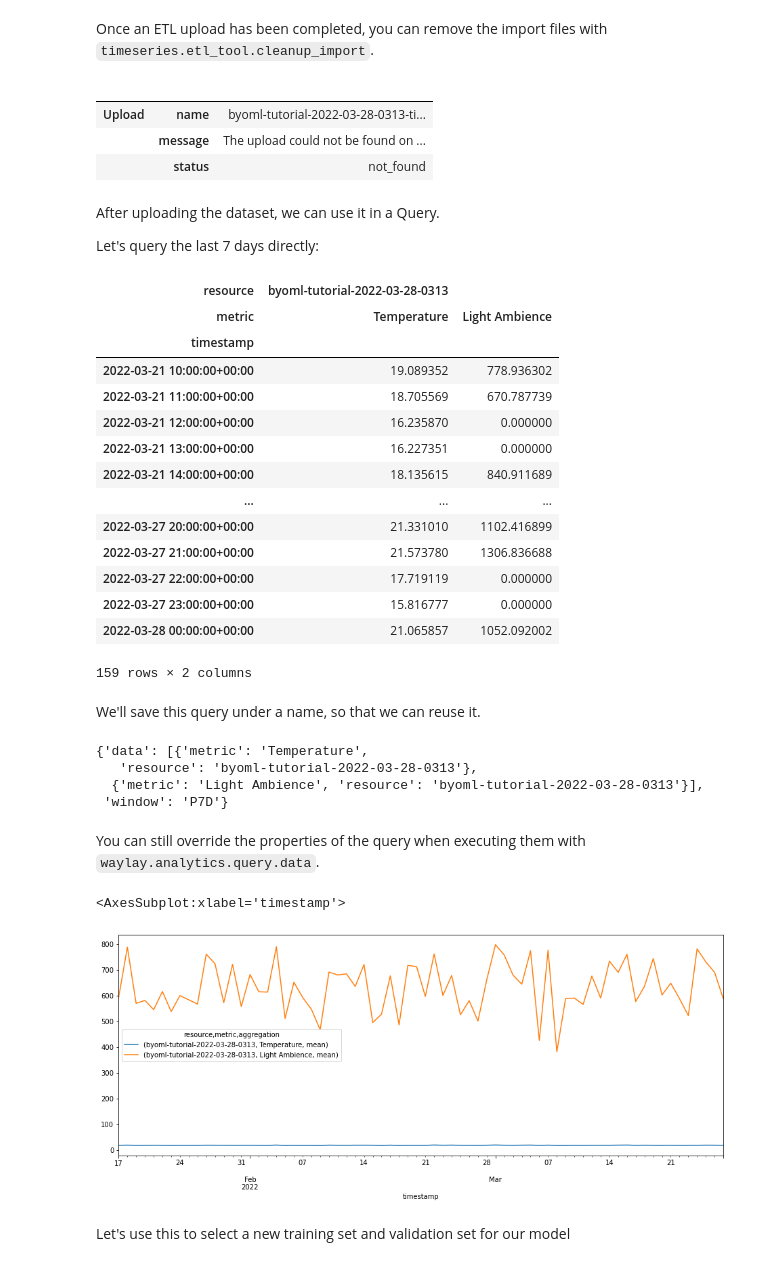
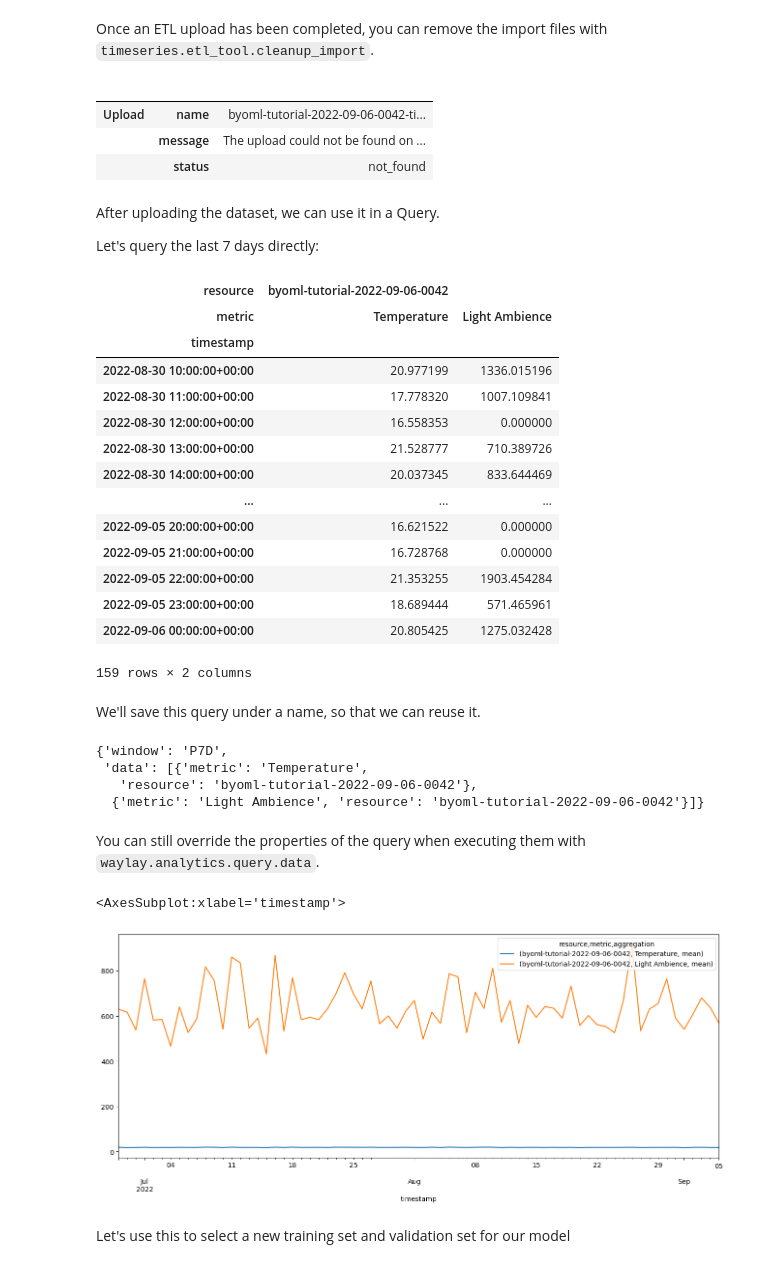
Before and after one commit to waylayio/demo-general, a Jupyter notebook: byoml/tutorial.ipynb, the cells around one changed output. Saved outputs shown, nothing was run; the diff lists cells and outputs as text; code cells hidden in the pictures.

Commit message:
chore: update byoml notebooks for waylay-py v0.5.0

```diff
--- a/byoml/tutorial.ipynb
+++ b/byoml/tutorial.ipynb
@@ -10,6 +10,6 @@ from datetime import datetime
 from random import random
 run_id = f"{datetime.now():%Y-%m-%d}-{1000 * random():04.0f}"
 MODEL_NAME=f'tutorial-{run_id}'
-PROFILE='dedicated-opossum'
+PROFILE='render_notebook'
 MODEL_NAME
 # %% [output]
@@ -271,6 +269,6 @@ The `waylay.api.resource` actions let you manage these _resources.
 # %%
 resource_id = f'byoml-{MODEL_NAME}'
-waylay.api.resource.update(resource_id, body={
+waylay.resources.resource.update(resource_id, body={
     'id': resource_id,
     'name': resource_id
 })
@@ -357,7 +348,7 @@ display(HTML(import_job.to_html()))
 # %% [output]
 |  |  |  |
 |  |  |  |
-| Upload | name | byoml-tutorial-2022-03-28-0313-ti... |
+| Upload | name | byoml-tutorial-2022-09-06-0042-ti... |
 |  | message | The upload could not be found on ... |
 |  | status | not_found |
 # %% [markdown]
@@ -373,45 +364,45 @@ query = {
         for column in col_features
     ]
 }
-waylay.analytics.query.execute(body=query)
+waylay.queries.query.execute(body=query)
 # %% [output]
-| resource | byoml-tutorial-2022-03-28-0313 |  |
+| resource | byoml-tutorial-2022-09-06-0042 |  |
 | metric | Temperature | Light Ambience |
 | timestamp |  |  |
-| 2022-03-21 10:00:00+00:00 | 19.089352 | 778.936302 |
-| 2022-03-21 11:00:00+00:00 | 18.705569 | 670.787739 |
-| 2022-03-21 12:00:00+00:00 | 16.235870 | 0.000000 |
-| 2022-03-21 13:00:00+00:00 | 16.227351 | 0.000000 |
-| 2022-03-21 14:00:00+00:00 | 18.135615 | 840.911689 |
+| 2022-08-30 10:00:00+00:00 | 20.977199 | 1336.015196 |
+| 2022-08-30 11:00:00+00:00 | 17.778320 | 1007.109841 |
+| 2022-08-30 12:00:00+00:00 | 16.558353 | 0.000000 |
+| 2022-08-30 13:00:00+00:00 | 21.528777 | 710.389726 |
+| 2022-08-30 14:00:00+00:00 | 20.037345 | 833.644469 |
 | ... | ... | ... |
-| 2022-03-27 20:00:00+00:00 | 21.331010 | 1102.416899 |
-| 2022-03-27 21:00:00+00:00 | 21.573780 | 1306.836688 |
-| 2022-03-27 22:00:00+00:00 | 17.719119 | 0.000000 |
-| 2022-03-27 23:00:00+00:00 | 15.816777 | 0.000000 |
-| 2022-03-28 00:00:00+00:00 | 21.065857 | 1052.092002 |
+| 2022-09-05 20:00:00+00:00 | 16.621522 | 0.000000 |
+| 2022-09-05 21:00:00+00:00 | 16.728768 | 0.000000 |
+| 2022-09-05 22:00:00+00:00 | 21.353255 | 1903.454284 |
+| 2022-09-05 23:00:00+00:00 | 18.689444 | 571.465961 |
+| 2022-09-06 00:00:00+00:00 | 20.805425 | 1275.032428 |
 159 rows × 2 columns
 # %% [markdown]
 We'll save this query under a name, so that we can reuse it.
 # %%
 query_name=f"query-{resource_id}"
-waylay.analytics.query.replace(query_name, body={
-    'query': query
+waylay.queries.query.create(body={
+    'name': query_name, 'query': query
 })
-waylay.analytics.query.get(query_name)
+waylay.queries.query.get(query_name)
 # %% [output]
-{'data': [{'metric': 'Temperature',
-   'resource': 'byoml-tutorial-2022-03-28-0313'},
-  {'metric': 'Light Ambience', 'resource': 'byoml-tutorial-2022-03-28-0313'}],
- 'window': 'P7D'}
+{'window': 'P7D',
+ 'data': [{'metric': 'Temperature',
+   'resource': 'byoml-tutorial-2022-09-06-0042'},
+  {'metric': 'Light Ambience', 'resource': 'byoml-tutorial-2022-09-06-0042'}]}
 # %% [markdown]
 You can still override the properties of the query when executing them with `waylay.analytics.query.data`.
 # %%
-waylay.analytics.query.data(
+waylay.queries.query.execute(
     query_name, params={ 'window': 'P70D', 'aggregation': 'mean', 'freq': 'P1D' }
 ).plot(figsize=(16, 6))
 # %% [output]
 <AxesSubplot:xlabel='timestamp'>
-[figure, old version]
+[figure, new version]
 # %% [markdown]
 Let's use this to select a new training set and validation set for our model
 # %%
```
Also changed, not shown: parts of 24 cells of this notebook, 20 other files.
